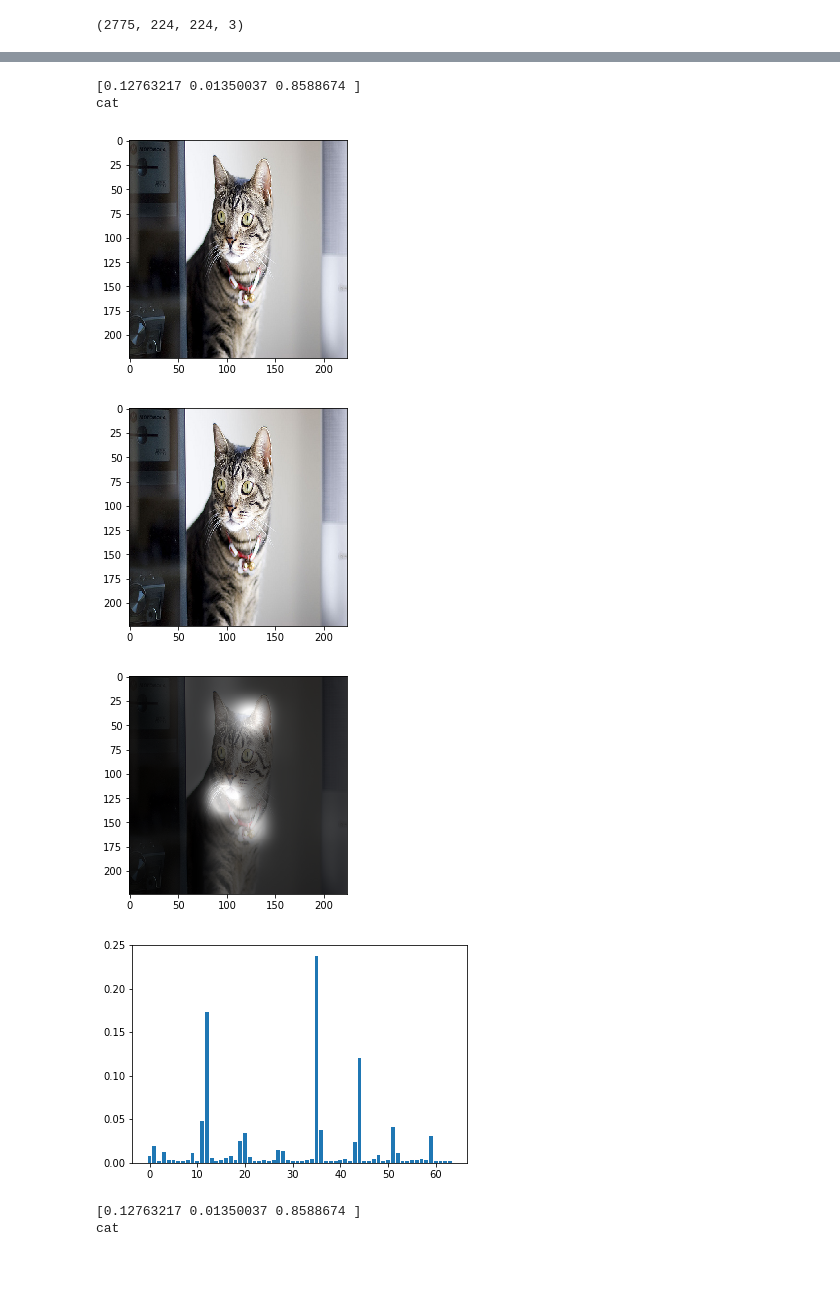
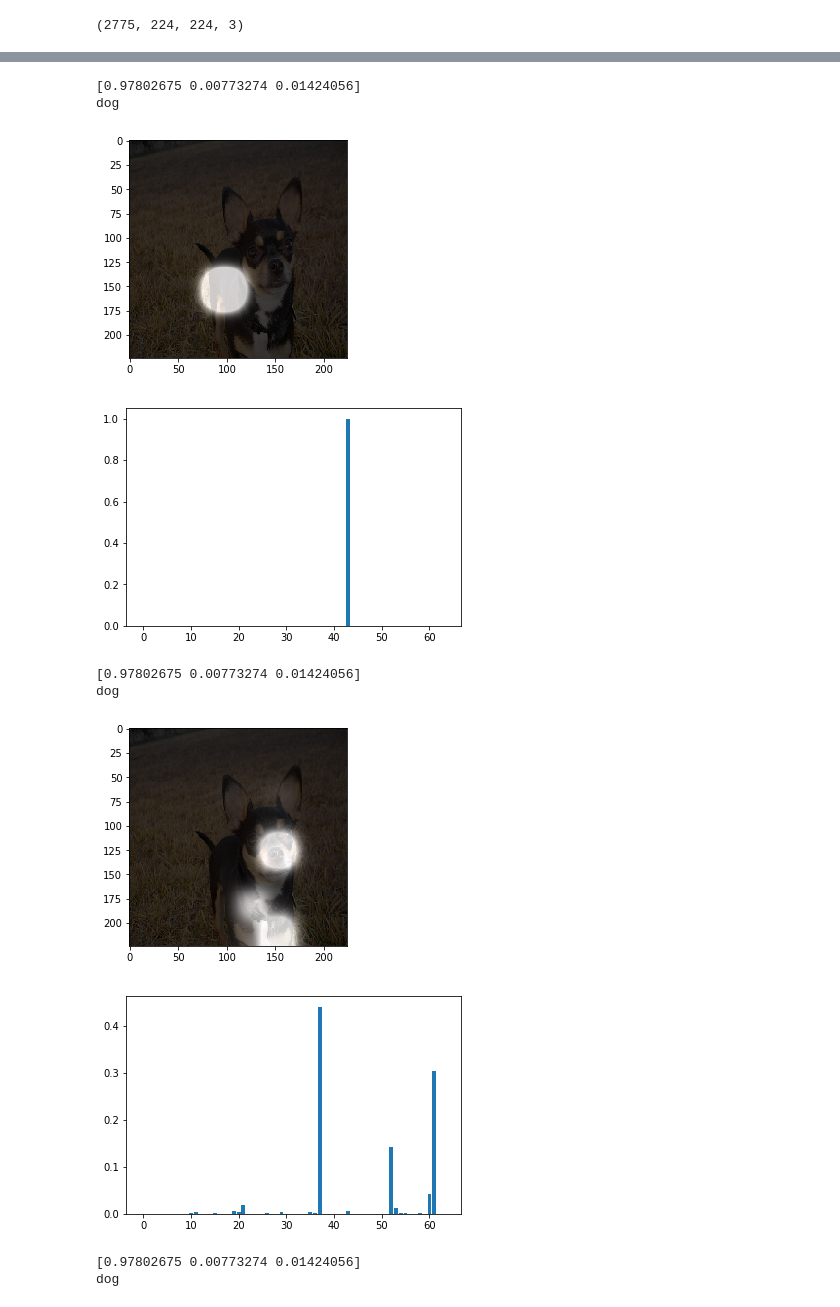
Before and after one commit to m3h0w/visual-attention-cnn-and-eye-tracking, a Jupyter notebook: Soft attention.ipynb, the cells around one changed output, grey strips where cells are left out. Cells and saved outputs as stored; diff of their text form; code cells hidden in the pictures; blank space fills up the shorter version.

Commit message:
improvements on soft attention model

```diff
--- a/Soft attention.ipynb
+++ b/Soft attention.ipynb
@@ -38,7 +38,7 @@ def normalize(a):
 # %% [output]
 Using TensorFlow backend.
 # %%
-main_path = os.path.abspath("/home/mikey/Repos/visual-attention-cnn-and-eye-tracking/POETdataset/PascalImages/")
+main_path = os.path.abspath("D:/data/POETdataset/PascalImages/")
 classes = ['dog', 'sofa', 'cat']
 IMG_SIZE = 224
 PATCH_WIDTH=28
@@ -209,9 +224,9 @@ np.max(X_train[0]), np.min(X_train[0])
 # %%
 NUM_CHANNELS = 1
-n_epochs = 25
+n_epochs = 50
 batch_size = 32
 T = 64
-lstm_time = 3
+lstm_time = 3 #analogous to fixations ?
 
 def _get_initial_lstm(features, H, D=2048):
     with tf.variable_scope('initial_lstm'):
@@ -219,11 +234,11 @@ def _get_initial_lstm(features, H, D=2048):
 
         w_h = tf.get_variable('w_h', [D, H])
         b_h = tf.get_variable('b_h', [H])
-        h = tf.nn.tanh(tf.matmul(features_mean, w_h) + b_h)
+        h = tf.nn.tanh(tf.matmul(tf.ones_like(features_mean), w_h) + b_h)
 
         w_c = tf.get_variable('w_c', [D, H])
         b_c = tf.get_variable('b_c', [H])
-        c = tf.nn.tanh(tf.matmul(features_mean, w_c) + b_c)
+        c = tf.nn.tanh(tf.matmul(tf.ones_like(features_mean), w_c) + b_c)
         return c, h
 
 tf.reset_default_graph()
@@ -231,15 +246,17 @@ tf.reset_default_graph()
 X_input = tf.placeholder(tf.float32, [None, T, 2048], name='X')
 labels = tf.placeholder(tf.int32, [None, y_train.shape[1]], name='labels')
 
-rnn_units = 10
+rnn_units = 32
 
 c,h = _get_initial_lstm(X_input[:,:,:], H=rnn_units)
 
-context = tf.ones_like(X_input[:,0,:], dtype=np.float32)
-context = tf.nn.softmax(context)
+# context = tf.ones_like(X_input[:,0,:], dtype=np.float32)
+context = tf.layers.dense(tf.reshape(X_input, shape=(-1, T*2048)), 3, activation='relu')
+# context = tf.layers.dense(context, 2048, activation='tanh')
+# context = tf.nn.softmax(context)
 
-att = tf.ones_like(X_input[:,:,0], dtype=np.float32)
-att = tf.nn.softmax(att)
+# att = tf.ones_like(X_input[:,:,0], dtype=np.float32)
+# att = tf.nn.softmax(att)
 
 lstm_cell = tf.nn.rnn_cell.BasicLSTMCell(num_units=rnn_units)
 
@@ -247,8 +264,11 @@ c_s = []
 h_s = []
 attentions = []
 for t in range(lstm_time):
+    # encoded lstm context to a specific size
     context = tf.layers.dense(context, 2048, activation='tanh')
+    # squeeze the features sfrom REsnet
     att_input = tf.nn.tanh(X_input)
+    # how lstm context and patch info relate
     att = tf.einsum('bi,bti->bt', context, att_input)
     att = tf.nn.softmax(att)
 #     att = tf.layers.dense(tf.reshape(tf.concat( [X_input[:,:,:], context], axis=1), t)
@@ -390,7 +404,7 @@ org_images.shape
 from scipy import signal
 from scipy import ndimage
 
-image_n = 0
+image_n = 15
 for t in range(atts_.shape[0]):
     img_index = test_index[image_n]
     proba_res = test_proba_[image_n]
@@ -401,8 +415,8 @@ for t in range(atts_.shape[0]):
     chosen_attention = get_att(t,image_n)
     attended_patch = np.argmax(chosen_attention)
 
-    plt.imshow(chosen_img)
-    plt.show()
+#     plt.imshow(chosen_img)
+#     plt.show()
 
     result = np.zeros_like(chosen_img)
     for attended_patch_n in range(T):
@@ -419,40 +433,42 @@ for t in range(atts_.shape[0]):
 
         from_x = col*PATCH_WIDTH
         to_x = from_x+PATCH_WIDTH
 #         print(from_x, from_y)
         result[from_y:to_y, from_x:to_x, :] = np.ones_like(result[from_x:to_x,from_y:to_y,:]) * 255 * att_prob
 
 #         cropped_img = chosen_img[from_x:to_x,
 #                     from_y:to_y,:]
 #         chosen_img[from_x:to_x,
 #                     from_y:to_y,:] = cropped_img * att_prob + 100
 #         print(adjusted_img.shape)
 
 
 #     scharr = np.array([[ 0, 0,  0],
 #                        [0, 1, 0],
 #                        [ 0, 0,  0]]) # Gx + j*Gy
 #     adjusted_img = signal.convolve2d(adjusted_img[:,:,0], scharr, boundary='symm', mode='same')
 #     print(adjusted_img.max())
-    plt.imshow(chosen_img)
-    plt.show()
+#     plt.imshow(chosen_img)
+#     plt.show()
 
     result = result / 255.
     chosen_img = chosen_img / 255.
     result = ndimage.gaussian_filter(result, sigma=8) * 8
     result[result > 1] = 1
     res = normalize(0.3 * chosen_img + result)
     plt.imshow(res)
     plt.show()
 
     plt.bar(range(atts_.shape[2]), chosen_attention)
     plt.show()
 # %% [output]
-[0.12763217 0.01350037 0.8588674 ]
-cat
+[0.97802675 0.00773274 0.01424056]
+dog
-[figure, old version]
+[figure, new version]
-[figure, old version]
+[figure, new version]
+[0.97802675 0.00773274 0.01424056]
+dog
-[figure, old version]
+[figure, new version]
-[figure, old version]
+[figure, new version]
-[0.12763217 0.01350037 0.8588674 ]
-cat
+[0.97802675 0.00773274 0.01424056]
+dog
```
Also changed, not shown: parts of 12 cells of this notebook, 1 other file.
